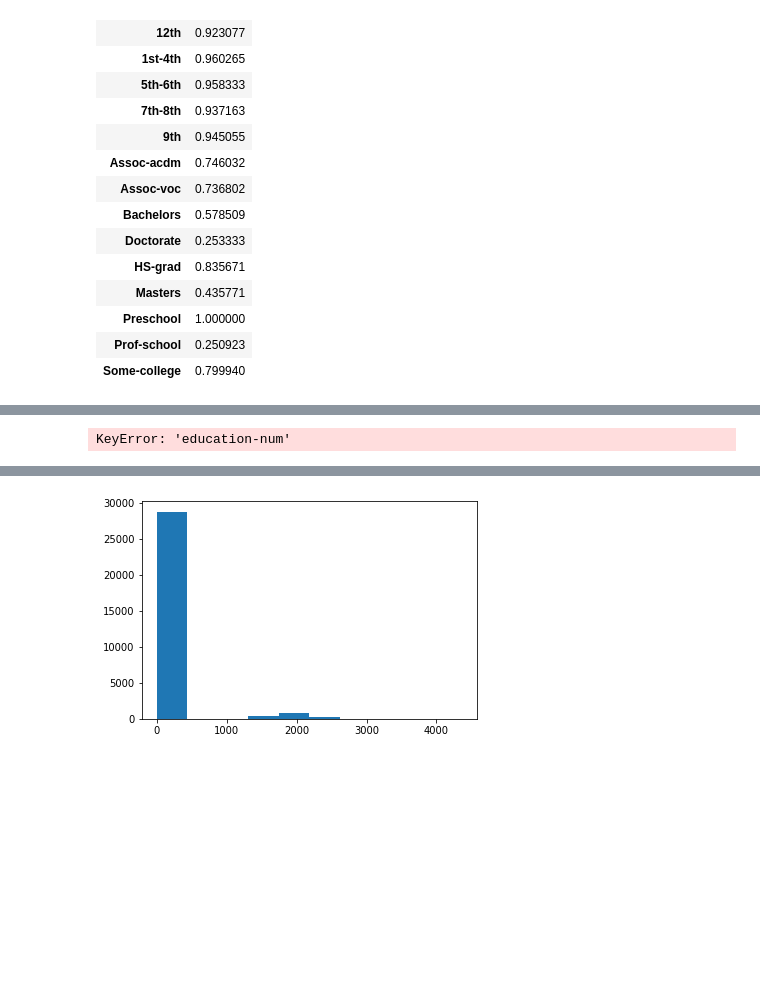
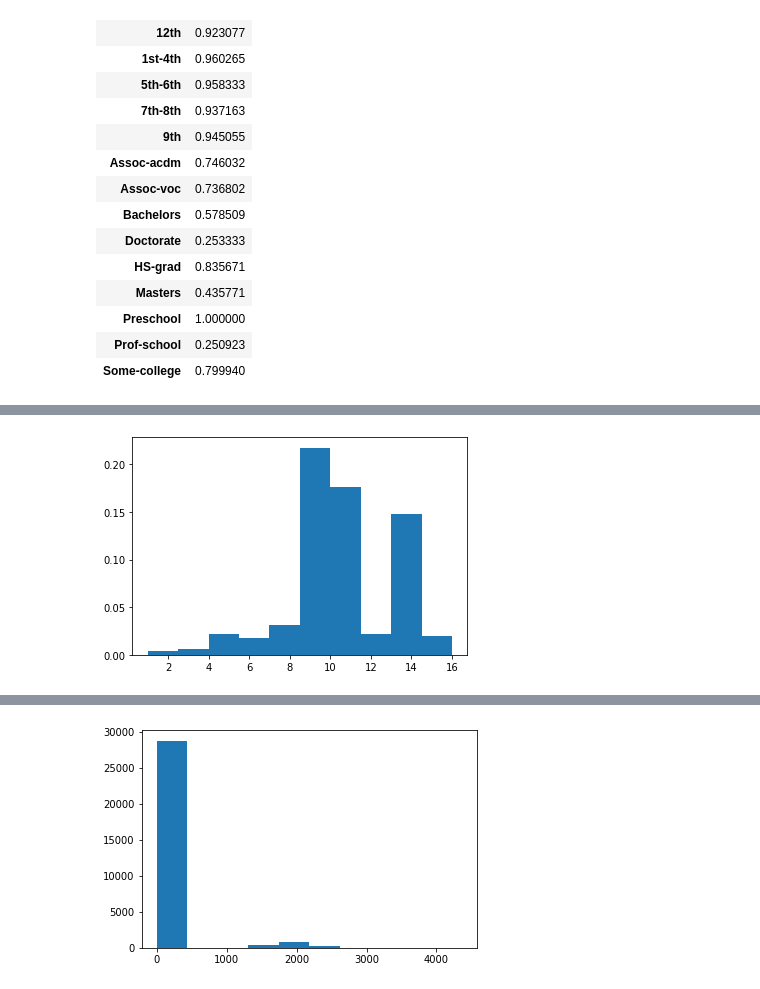
Before and after one commit to helmuthb/SPEML-2020, a Jupyter notebook: ex2/adult_kaggle_code.ipynb, the cells around one changed output, grey strips where cells are left out. Cells and saved outputs as stored; diff of their text form; code cells hidden in the pictures; blank space fills up the shorter version.

```diff
--- a/ex2/adult_kaggle_code.ipynb
+++ b/ex2/adult_kaggle_code.ipynb
@@ -461,10 +461,10 @@ df.head(10)
 | 9 | 42 | 159449 | 13 | 0 | 2 | 0 | 1 | 5178 | ... |
 # %%
 x= df['education-num']
-plt.hist(x,bins=None,density=True,normed=None,histtype='bar')
+plt.hist(x,bins=None,density=True,histtype='bar')
 plt.show()
 # %% [output]
-KeyError: 'education-num'
+[figure, added]
 # %%
 x=df['capital-gain']
 plt.hist(x,bins=None)
```
Also changed, not shown: parts of 20 cells of this notebook, 5 other files.
